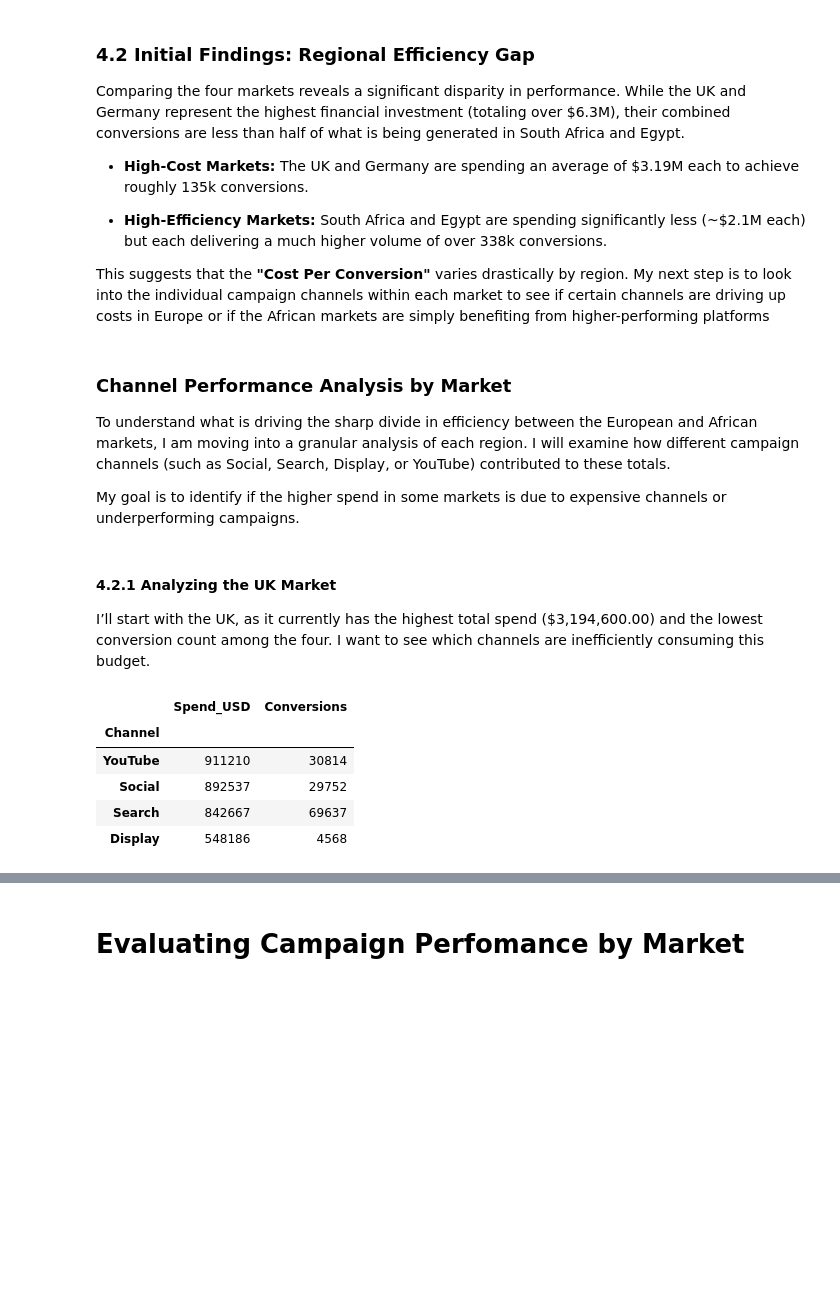
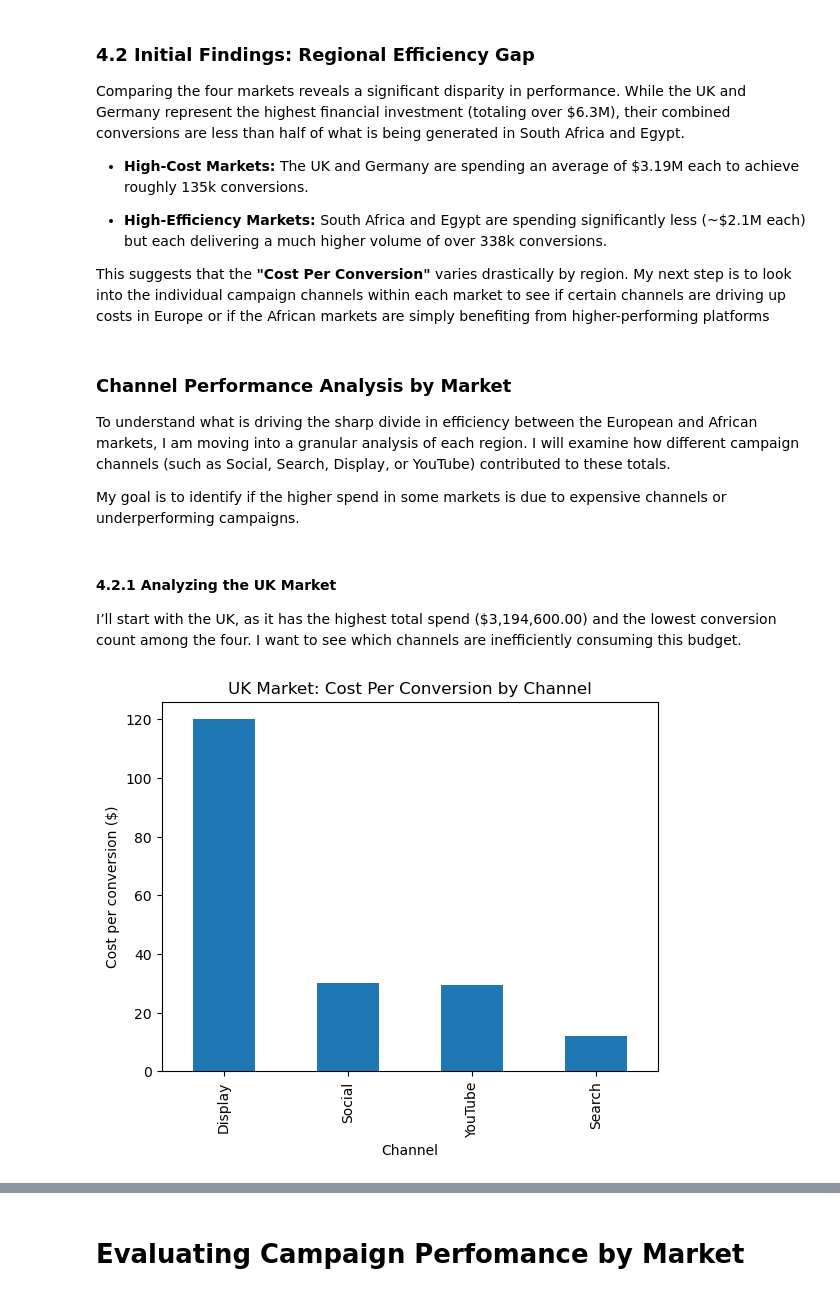
Before and after one commit to winniechebet/DigData-X-Google-GeminiPro-Marketing-Campaign-Analysis, a Jupyter notebook: campaign_data_inspection.ipynb, the cells around one changed output, grey strips where cells are left out. Saved outputs shown, nothing was run; the diff lists cells and outputs as text; code cells hidden in the pictures; blank space fills up the shorter version.

Commit message:
Complete efficiency analysis on market-segmented subsets of the data

```diff
--- a/campaign_data_inspection.ipynb
+++ b/campaign_data_inspection.ipynb
@@ -156,22 +156,26 @@ Comparing the four markets reveals a significant disparity in performance. While
 
 This suggests that the **"Cost Per Conversion"** varies drastically by region. My next step is to look into the individual campaign channels within each market to see if certain channels are driving up costs in Europe or if the African markets are simply benefiting from higher-performing platforms
 # %% [markdown]
-### Channel Performance Analysis by Market
+### **Channel Performance Analysis by Market**
 To understand what is driving the sharp divide in efficiency  between the European and African markets, I am moving into a granular analysis of each region. I will examine how different campaign channels (such as Social, Search, Display, or YouTube) contributed to these totals.
 
 My goal is to identify if the higher spend in some markets is due to expensive channels or underperforming campaigns.
 # %% [markdown]
 #### **4.2.1 Analyzing the UK Market**
-I’ll start with the UK, as it currently has the highest total spend ($3,194,600.00) and the lowest conversion count among the four. I want to see which channels are inefficiently consuming this budget.
+I’ll start with the UK, as it has the highest total spend ($3,194,600.00) and the lowest conversion count among the four. I want to see which channels are inefficiently consuming this budget.
 # %%
 # Grouping UK data by Channel to see spend and conversion distribution
 uk_channel_summary = (uk_data.groupby("Channel")[["Spend_USD", "Conversions"]]
-                      .sum().sort_values(by="Spend_USD", ascending=False))
-uk_channel_summary
+                      .sum())
+# Calculate Cost Per Conversion (CPC) to measure efficiency
+uk_channel_summary["CPC"] = round(uk_channel_summary["Spend_USD"]/uk_channel_summary["Conversions"], 2)
+
+# Sort by CPC to highlight the most expensive channels first
+uk_channel_summary = uk_channel_summary.sort_values(by="CPC", ascending=False)
+uk_channel_summary["CPC"].plot(kind="bar",
+                               title="UK Market: Cost Per Conversion by Channel",
+                               xlabel="Channel",
+                               ylabel="Cost per conversion ($)"
+                              );
 # %% [output]
-|  | Spend_USD | Conversions |
-| Channel |  |  |
-| YouTube | 911210 | 30814 |
-| Social | 892537 | 29752 |
-| Search | 842667 | 69637 |
-| Display | 548186 | 4568 |
+[figure, added]
```
Also changed, not shown: parts of 19 cells of this notebook.
